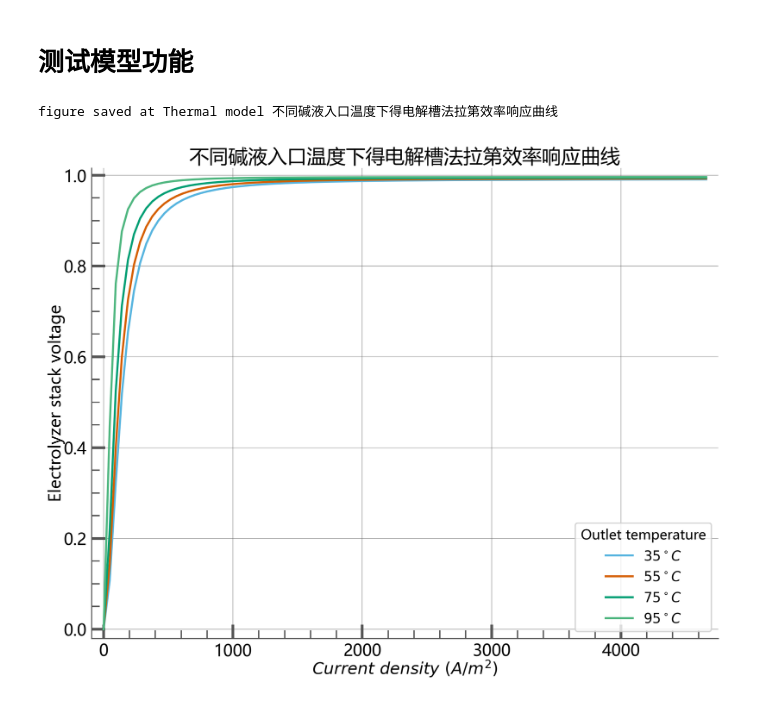
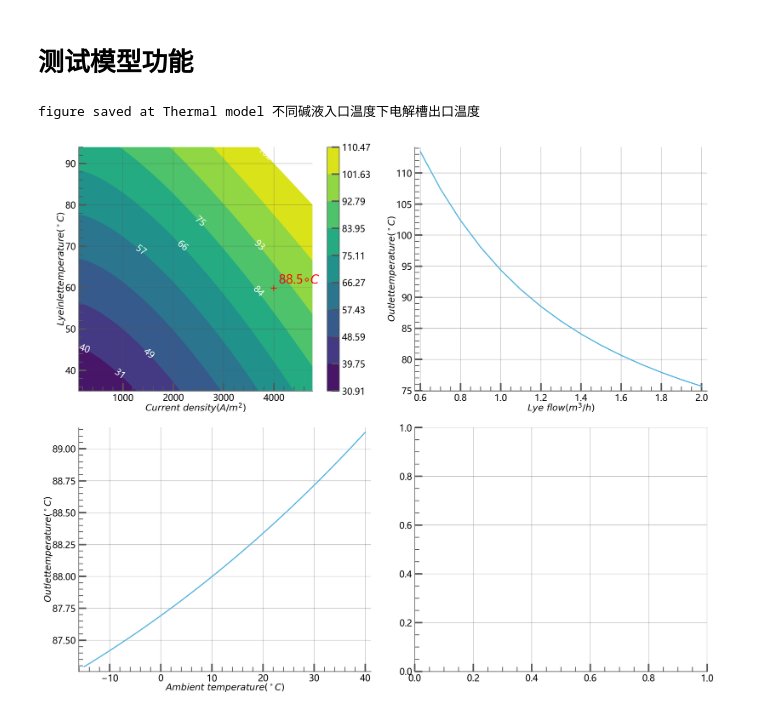
Before and after one commit to GustavHenry/Electrolyzer-dynamic-model, a Jupyter notebook: src/Thermal model test.ipynb, the cells around one changed output. Drawn from its saved outputs; the diff is of its cells as text; code cells hidden in the pictures.

Commit message:
Half way done with outlet temperature with different conditions, modify Operation Conditions as stand alone class

```diff
--- a/src/Thermal model test.ipynb
+++ b/src/Thermal model test.ipynb
@@ -133,5 +228,5 @@ class Model_faraday_efficiency_different_lye_temperature(Plotter):
 # %%
-Model_faraday_efficiency_different_lye_temperature().save()
+Model_output_temperature_different_lye_temperature().save()
 # %% [output]
-figure saved at Thermal model 不同碱液入口温度下得电解槽法拉第效率响应曲线
+figure saved at Thermal model 不同碱液入口温度下电解槽出口温度
-[figure, old version]
+[figure, new version]
```
Also changed, not shown: parts of 7 cells of this notebook, 7 other files.
